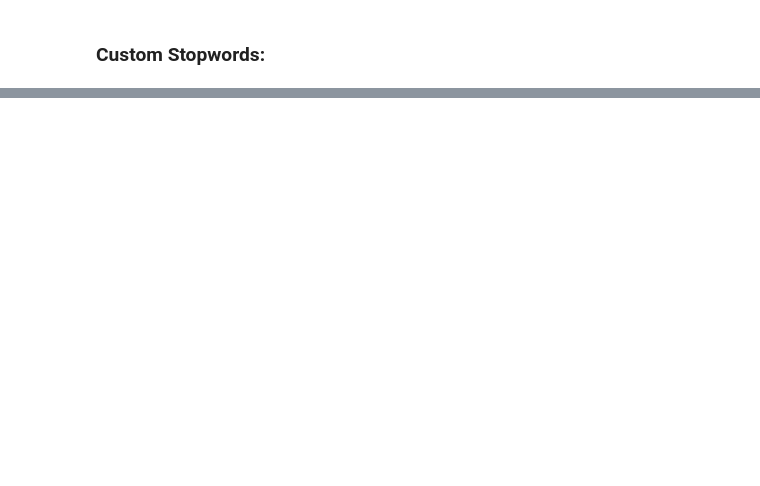
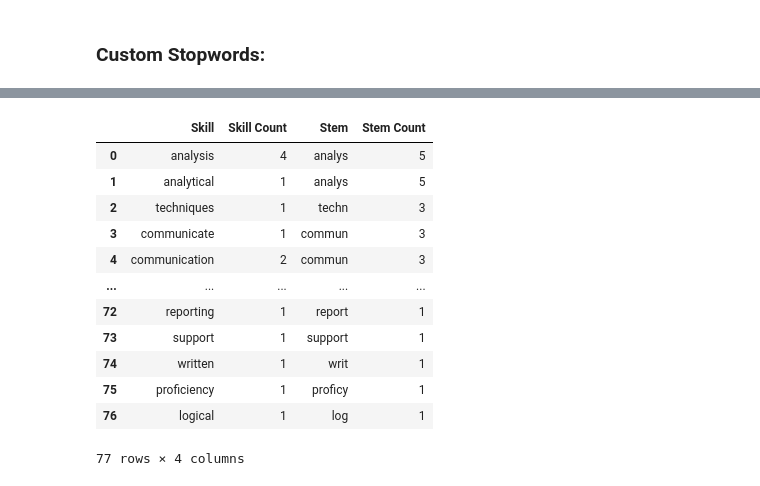
Before and after one commit to taylor975/job_app_wizard, a Jupyter notebook: NLP_code.ipynb, the cells around one changed output, grey strips where cells are left out. Drawn from its saved outputs; the diff is of its cells as text; code cells hidden in the pictures; blank space fills up the shorter version.

```diff
--- a/NLP_code.ipynb
+++ b/NLP_code.ipynb
@@ -397,0 +330,6 @@ There are also some issues that have been identified in the current code, which
+# %%
+doodoo = test_df2.groupby(["Stem"])["Stem Count"].sum().reset_index()
+
+doodoo_sorted = doodoo.sort_values(['Stem Count'], ascending=False).reset_index(drop=True)
+
+doodoo_sorted
@@ -397,0 +350,19 @@ There are also some issues that have been identified in the current code, which
+# %%
+last_df = test_df.merge(doodoo_sorted, how='outer', on='Stem')
+# %%
+last_df_sorted = last_df.sort_values(['Stem Count'], ascending=False).reset_index(drop=True)
+last_df_sorted
+# %% [output]
+|  | Skill | Skill Count | Stem | Stem Count |
+| 0 | analysis | 4 | analys | 5 |
+| 1 | analytical | 1 | analys | 5 |
+| 2 | techniques | 1 | techn | 3 |
+| 3 | communicate | 1 | commun | 3 |
+| 4 | communication | 2 | commun | 3 |
+| ... | ... | ... | ... | ... |
+| 72 | reporting | 1 | report | 1 |
+| 73 | support | 1 | support | 1 |
+| 74 | written | 1 | writ | 1 |
+| 75 | proficiency | 1 | proficy | 1 |
+| 76 | logical | 1 | log | 1 |
+77 rows × 4 columns
```
Also changed, not shown: parts of 66 cells of this notebook.
